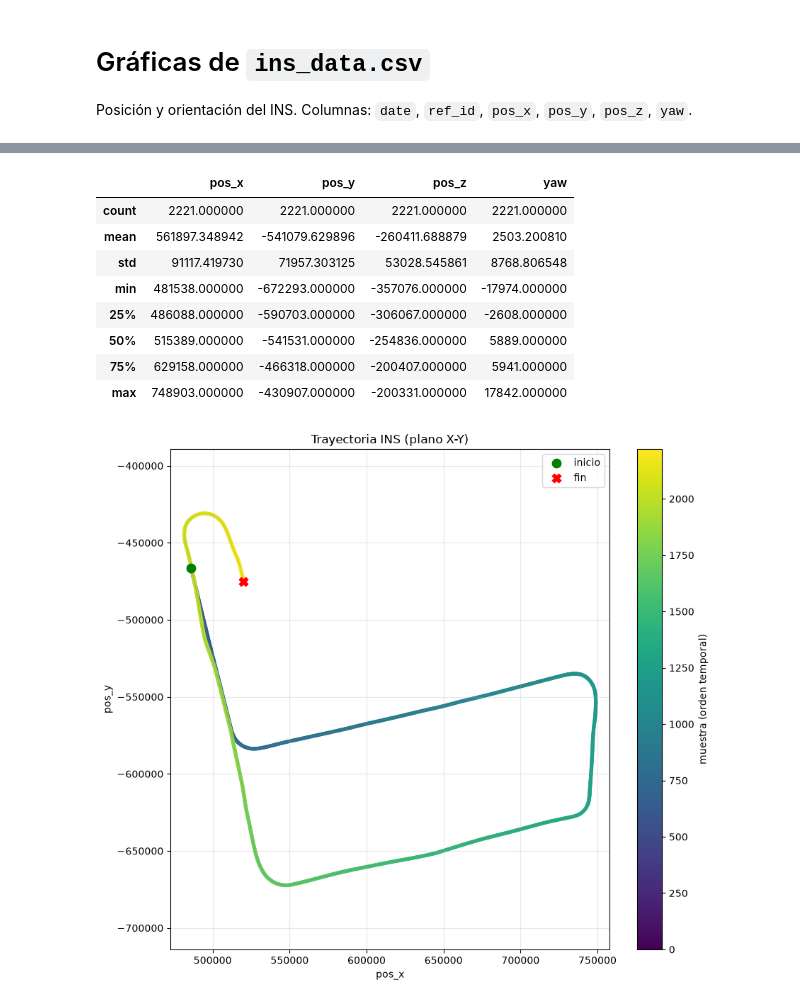
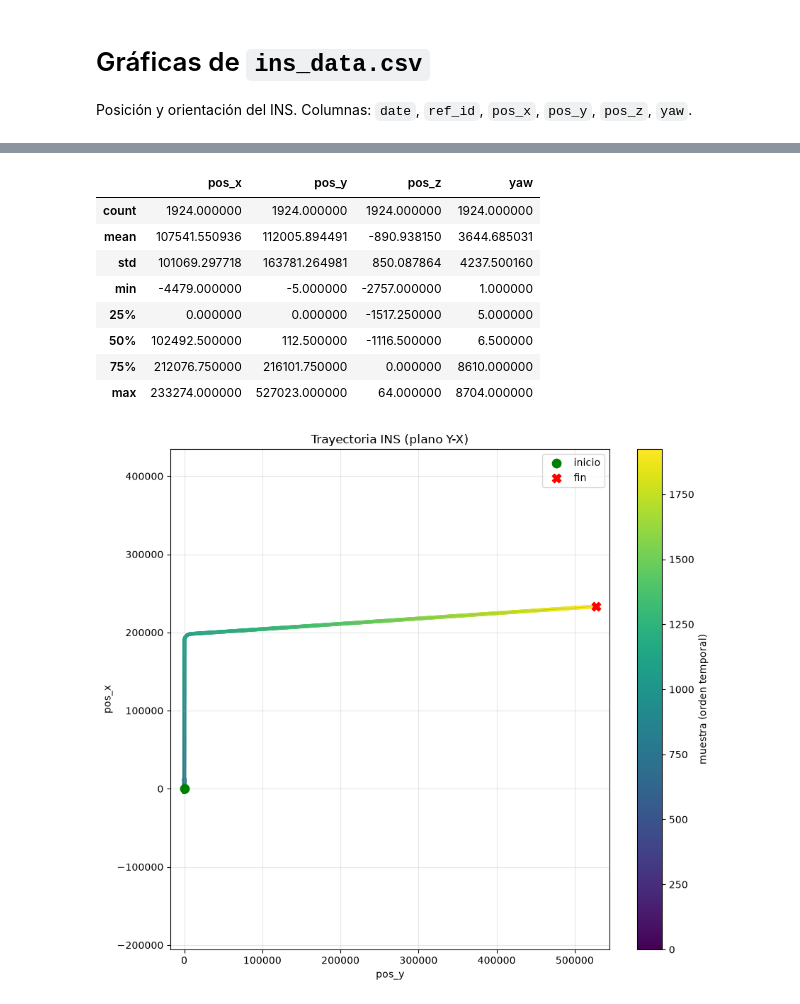
Before and after one commit to JuanAlva/ins_plots, a Jupyter notebook: plot_ins_data.ipynb, the cells around one changed output, grey strips where cells are left out. Cells and saved outputs as stored; diff of their text form; code cells hidden in the pictures.

Commit message:
pruebas 31-07

```diff
--- a/plot_ins_data.ipynb
+++ b/plot_ins_data.ipynb
@@ -7,7 +7,7 @@ Columnas: `date`, `ref_id`, `pos_x`, `pos_y`, `pos_z`, `yaw`.
 import pandas as pd
 import matplotlib.pyplot as plt
 
-df = pd.read_csv('ins_data.csv', parse_dates=['date'])
+df = pd.read_csv('ins_data_prueba_11.csv', parse_dates=['date'])
 print(f"{len(df)} filas | {df['date'].min()} -> {df['date'].max()}")
 print('ref_id:', df['ref_id'].unique())
 df.head()
@@ -24,32 +24,32 @@ ref_id: [10000]
 df[['pos_x', 'pos_y', 'pos_z', 'yaw']].describe()
 # %% [output]
 |  | pos_x | pos_y | pos_z | yaw |
-| count | 2221.000000 | 2221.000000 | 2221.000000 | 2221.000000 |
-| mean | 561897.348942 | -541079.629896 | -260411.688879 | 2503.200810 |
-| std | 91117.419730 | 71957.303125 | 53028.545861 | 8768.806548 |
-| min | 481538.000000 | -672293.000000 | -357076.000000 | -17974.000000 |
-| 25% | 486088.000000 | -590703.000000 | -306067.000000 | -2608.000000 |
-| 50% | 515389.000000 | -541531.000000 | -254836.000000 | 5889.000000 |
-| 75% | 629158.000000 | -466318.000000 | -200407.000000 | 5941.000000 |
-| max | 748903.000000 | -430907.000000 | -200331.000000 | 17842.000000 |
+| count | 1924.000000 | 1924.000000 | 1924.000000 | 1924.000000 |
+| mean | 107541.550936 | 112005.894491 | -890.938150 | 3644.685031 |
+| std | 101069.297718 | 163781.264981 | 850.087864 | 4237.500160 |
+| min | -4479.000000 | -5.000000 | -2757.000000 | 1.000000 |
+| 25% | 0.000000 | 0.000000 | -1517.250000 | 5.000000 |
+| 50% | 102492.500000 | 112.500000 | -1116.500000 | 6.500000 |
+| 75% | 212076.750000 | 216101.750000 | 0.000000 | 8610.000000 |
+| max | 233274.000000 | 527023.000000 | 64.000000 | 8704.000000 |
 # %%
 # Trayectoria en el plano X-Y (coloreada por tiempo)
 fig, ax = plt.subplots(figsize=(9, 8))
-sc = ax.scatter(df['pos_x'], df['pos_y'], c=df.index, cmap='viridis', s=8)
-ax.plot(df['pos_x'], df['pos_y'], color='gray', linewidth=0.4, alpha=0.5)
-ax.scatter(df['pos_x'].iloc[0], df['pos_y'].iloc[0], color='green', s=80, marker='o', label='inicio', zorder=5)
-ax.scatter(df['pos_x'].iloc[-1], df['pos_y'].iloc[-1], color='red', s=80, marker='X', label='fin', zorder=5)
-ax.set_xlabel('pos_x')
-ax.set_ylabel('pos_y')
-ax.set_title('Trayectoria INS (plano X-Y)')
+sc = ax.scatter(df['pos_y'], df['pos_x'], c=df.index, cmap='viridis', s=8)
+ax.plot(df['pos_y'], df['pos_x'], color='gray', linewidth=0.4, alpha=0.5)
+ax.scatter(df['pos_y'].iloc[0], df['pos_x'].iloc[0], color='green', s=80, marker='o', label='inicio', zorder=5)
+ax.scatter(df['pos_y'].iloc[-1], df['pos_x'].iloc[-1], color='red', s=80, marker='X', label='fin', zorder=5)
+ax.set_xlabel('pos_y')
+ax.set_ylabel('pos_x')
+ax.set_title('Trayectoria INS (plano Y-X)')
 ax.set_aspect('equal', adjustable='datalim')
 ax.legend()
 ax.grid(True, alpha=0.3)
 fig.colorbar(sc, ax=ax, label='muestra (orden temporal)')
 plt.tight_layout()
 plt.show()
 # %% [output]
-[figure, old version]
+[figure, new version]
 # %%
 # Series temporales de cada componente
 cols = ['pos_x', 'pos_y', 'pos_z', 'yaw']
```
Also changed, not shown: parts of 3 cells of this notebook, 27 other files.
